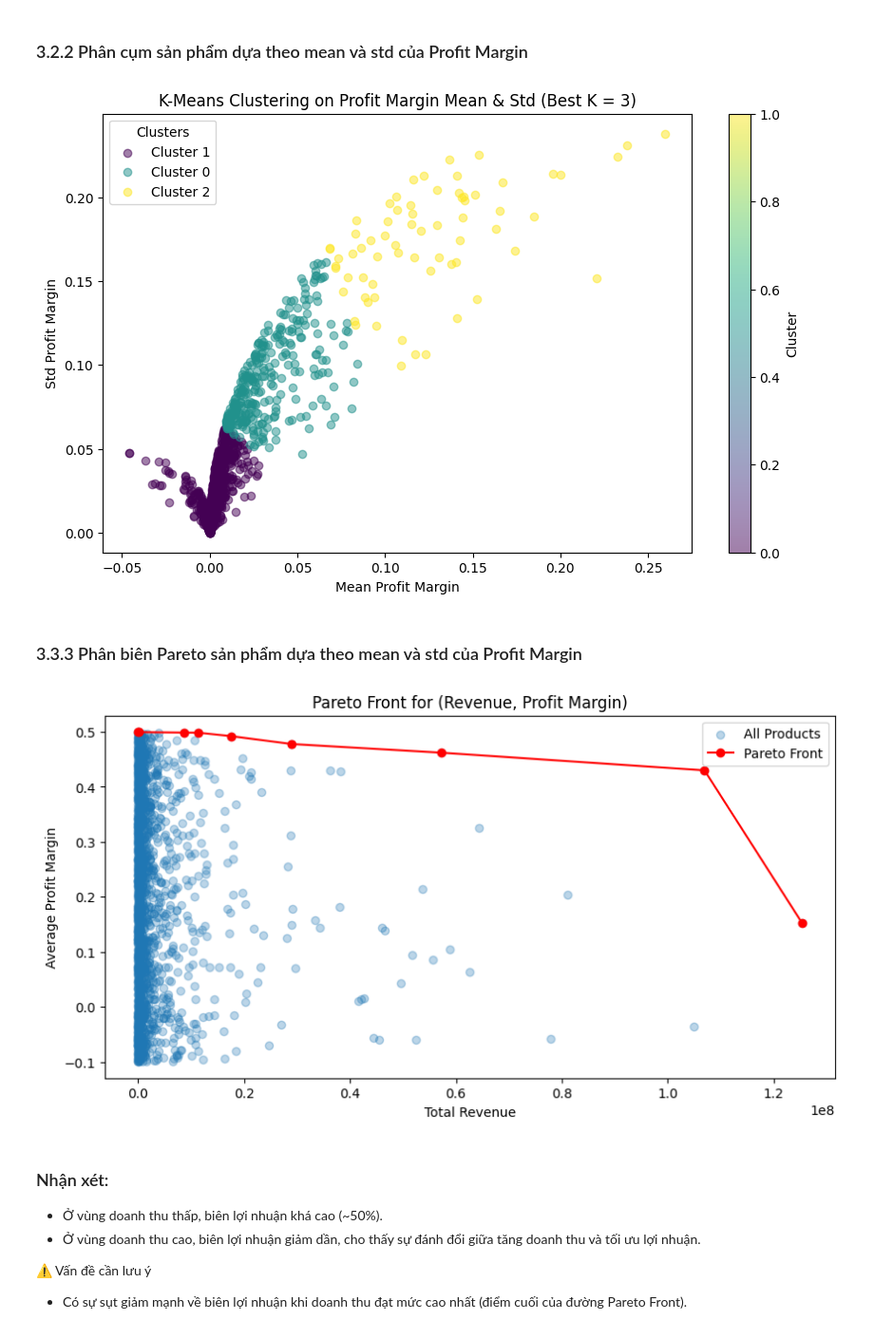
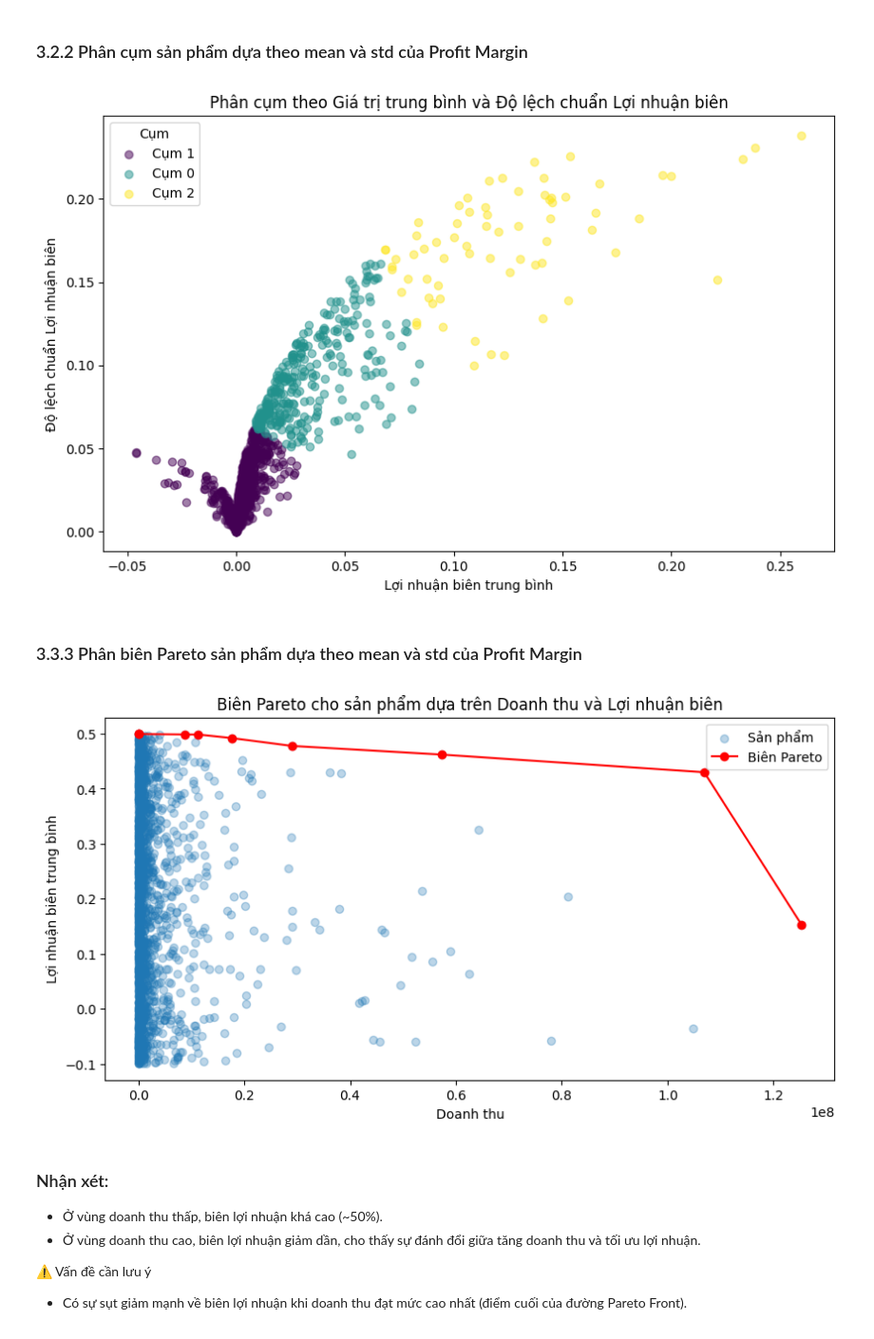
Before and after one commit to HaiAu2501/Try-Some-Models, a Jupyter notebook: tasks/3.ipynb, the cells around one changed output. Shown at 95% size. Saved outputs shown, nothing was run; the diff lists cells and outputs as text; code cells hidden in the pictures.

```diff
--- a/tasks/3.ipynb
+++ b/tasks/3.ipynb
@@ -701,12 +707,11 @@ colors = plt.cm.viridis(np.linspace(0, 1, len(clusters)))
 
 for cluster, color in zip(clusters, colors):
     subset = df_stats[df_stats["Cluster"] == cluster]
-    plt.scatter(subset["Units_mean"], subset["Units_std"], color=color, label=f"Cluster {cluster}", alpha=0.5)
+    plt.scatter(subset["Units_mean"], subset["Units_std"], color=color, label=f"Cụm {cluster}", alpha=0.5)
 
-plt.colorbar(label="Cluster")
-plt.xlabel("Mean Units")
-plt.ylabel("Std Units")
-plt.title(f"K-Means Clustering on Units Mean & Std (Best K = {best_k})")
-plt.legend(title="Clusters")
+plt.xlabel("Doanh số trung bình")
+plt.ylabel("Độ lệch chuẩn Doanh số")
+plt.title(f"Phân cụm theo Giá trị trung bình và Độ lệch chuẩn của Doanh số")
+plt.legend(title="Cụm")
 plt.show()
 # %% [output]
@@ -864,10 +869,10 @@ colors = plt.cm.viridis(np.linspace(0, 1, len(clusters)))
 # Plot each cluster separately with legend
 for cluster, color in zip(clusters, colors):
     subset = df_summary[df_summary["Cluster"] == cluster]
-    plt.scatter(subset["Revenue"], subset["Profit_Margin"], color=color, label=f"Cluster {cluster}", alpha=0.5)
-plt.xlabel("Total Revenue")
-plt.ylabel("Average Profit Margin")
-plt.title(f"K-Means Clustering (Best K = {best_k})")
-plt.legend(title="Clusters")
+    plt.scatter(subset["Revenue"], subset["Profit_Margin"], color=color, label=f"Cụm {cluster}", alpha=0.5)
+plt.xlabel("Doanh thu")
+plt.ylabel("Lợi nhuận biên trung bình")
+plt.title(f"Phân cụm sản phẩm theo Doanh thu và Lợi nhuận biên")
+plt.legend(title="Cụm")
 plt.show()
 # %% [output]
@@ -977,40 +982,40 @@ df_stats.fillna(df_stats.mean(), inplace=True)
 # Chuẩn hóa dữ liệu trước khi phân cụm
 scaler = StandardScaler()
 X_scaled = scaler.fit_transform(df_stats[["Profit_Margin_mean", "Profit_Margin_std"]])
 
 # Sử dụng Silhouette Score để tìm số cụm tối ưu
 silhouette_scores = []
 k_range = range(2, 11)  # Silhouette không dùng k=1
 
 for k in k_range:
     kmeans = KMeans(n_clusters=k, random_state=42, n_init=10)
     labels = kmeans.fit_predict(X_scaled)
     score = silhouette_score(X_scaled, labels)
     silhouette_scores.append(score)
 
 best_k = 3
 
 # **Bước 6: Phân cụm với số cụm tốt nhất**
 kmeans = KMeans(n_clusters=best_k, random_state=42, n_init=10)
 df_stats["Cluster"] = kmeans.fit_predict(X_scaled)
 
 # **Bước 7: Vẽ đồ thị phân cụm theo Units_mean và Units_std**
 plt.figure(figsize=(10, 6))
 clusters = df_stats["Cluster"].unique()
 colors = plt.cm.viridis(np.linspace(0, 1, len(clusters)))
 
 for cluster, color in zip(clusters, colors):
     subset = df_stats[df_stats["Cluster"] == cluster]
-    plt.scatter(subset["Profit_Margin_mean"], subset["Profit_Margin_std"], color=color, label=f"Cluster {cluster}", alpha=0.5)
+    plt.scatter(subset["Profit_Margin_mean"], subset["Profit_Margin_std"], color=color, label=f"Cụm {cluster}", alpha=0.5)
 
-plt.colorbar(label="Cluster")
-plt.xlabel("Mean Profit Margin")
-plt.ylabel("Std Profit Margin")
-plt.title(f"K-Means Clustering on Profit Margin Mean & Std (Best K = {best_k})")
-plt.legend(title="Clusters")
+
+plt.xlabel("Lợi nhuận biên trung bình")
+plt.ylabel("Độ lệch chuẩn Lợi nhuận biên")
+plt.title(f"Phân cụm theo Giá trị trung bình và Độ lệch chuẩn Lợi nhuận biên")
+plt.legend(title="Cụm")
 plt.show()
 # %% [output]
-[figure, old version]
+[figure, new version]
 # %% [markdown]
 ### 3.3.3 Phân biên Pareto sản phẩm dựa theo mean và std của Profit Margin
 # %%
@@ -1062,15 +1067,15 @@ pareto_revenue_margin = pareto_frontier(df_summary, "Revenue", "Profit_Margin")
 
 # Hiển thị kết quả Pareto Front cho (Revenue, Profit Margin)
 plt.figure(figsize=(10, 5))
-plt.scatter(df_summary["Revenue"], df_summary["Profit_Margin"], alpha=0.3, label="All Products")
-plt.plot(pareto_revenue_margin["Revenue"], pareto_revenue_margin["Profit_Margin"], "r-o", label="Pareto Front")
-plt.xlabel("Total Revenue")
-plt.ylabel("Average Profit Margin")
-plt.title("Pareto Front for (Revenue, Profit Margin)")
+plt.scatter(df_summary["Revenue"], df_summary["Profit_Margin"], alpha=0.3, label="Sản phẩm")
+plt.plot(pareto_revenue_margin["Revenue"], pareto_revenue_margin["Profit_Margin"], "r-o", label="Biên Pareto")
+plt.xlabel("Doanh thu")
+plt.ylabel("Lợi nhuận biên trung bình")
+plt.title("Biên Pareto cho sản phẩm dựa trên Doanh thu và Lợi nhuận biên")
 plt.legend()
 plt.show()
 # %% [output]
-[figure, old version]
+[figure, new version]
 # %% [markdown]
 ### Nhận xét:
 
```
Also changed, not shown: parts of 8 cells of this notebook.
